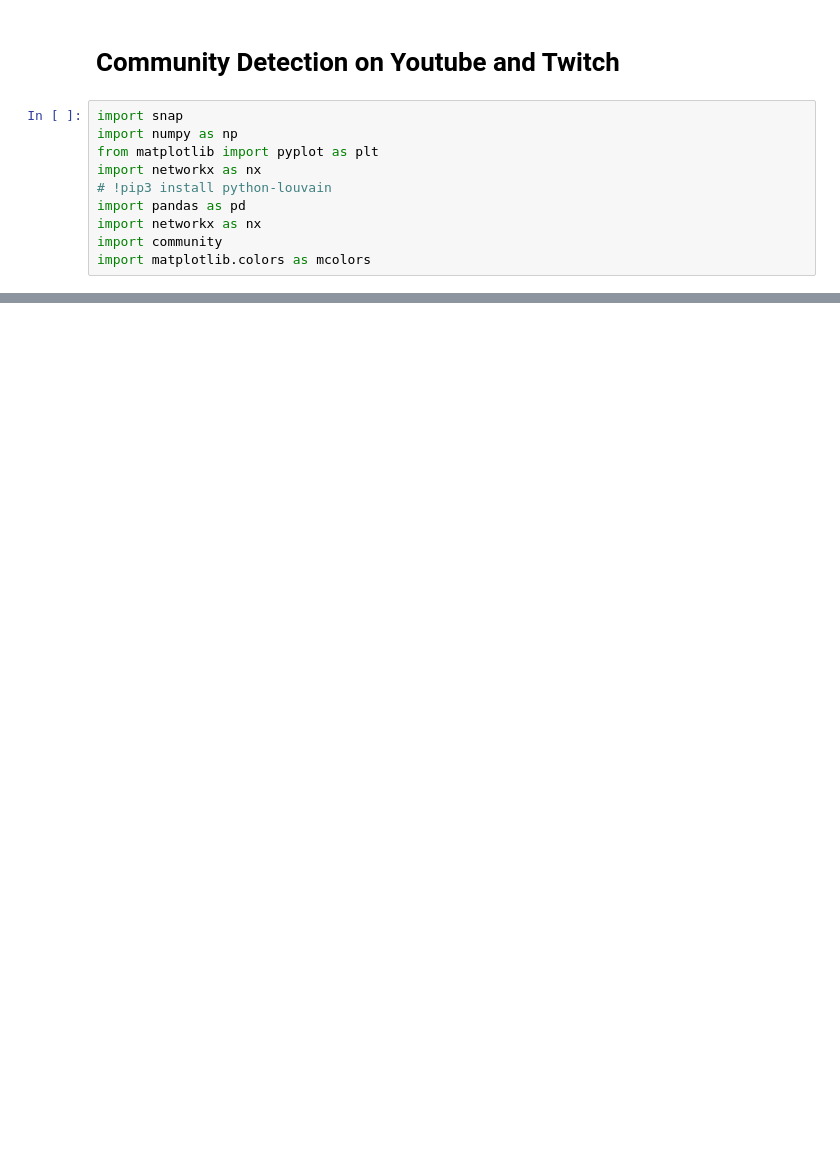
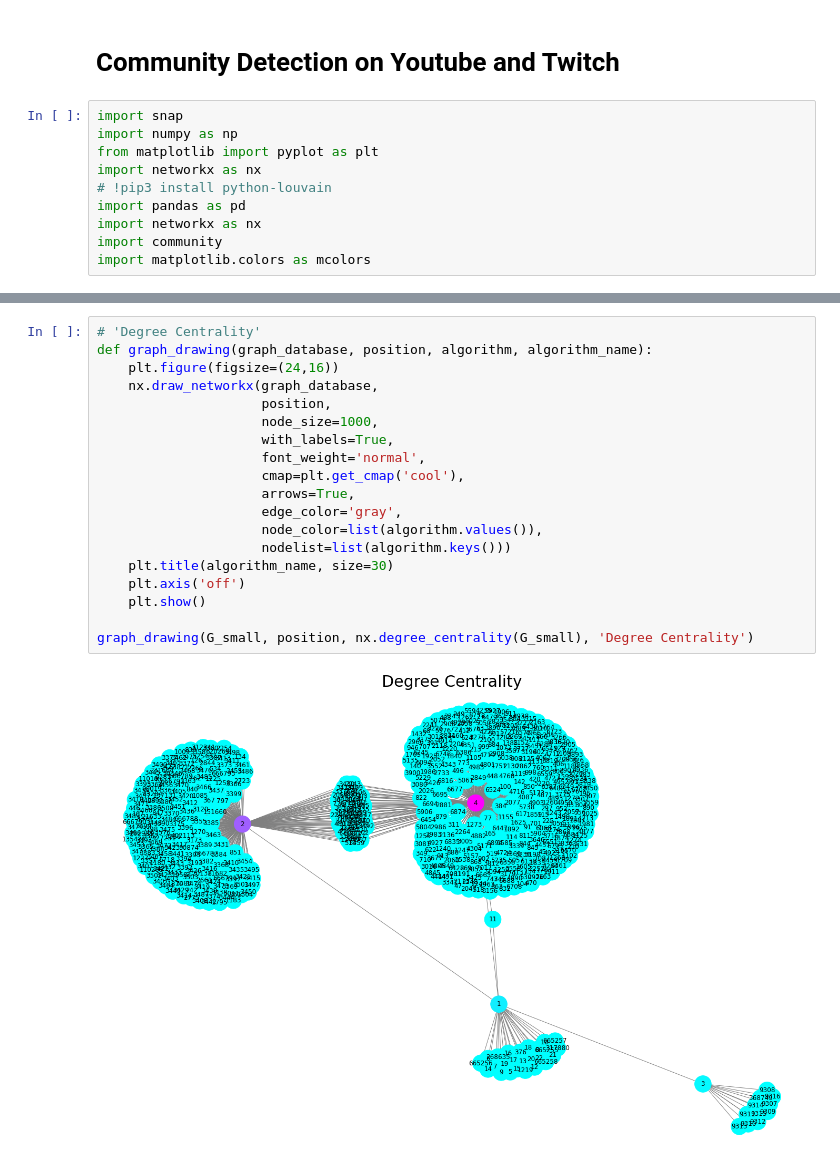
Before and after one commit to chakeera/Community-Detection-Twitch-Youtube, a Jupyter notebook: YoutubeTwitchCommunityDetection.ipynb, the cells around one changed output, grey strips where cells are left out. Saved outputs shown, nothing was run; the diff lists cells and outputs as text; blank space fills up the shorter version.

```diff
--- a/YoutubeTwitchCommunityDetection.ipynb
+++ b/YoutubeTwitchCommunityDetection.ipynb
@@ -37,0 +59,21 @@ Average degree:   5.2533
+# %%
+# 'Degree Centrality'
+def graph_drawing(graph_database, position, algorithm, algorithm_name):
+    plt.figure(figsize=(24,16))
+    nx.draw_networkx(graph_database,
+                     position,
+                     node_size=1000,
+                     with_labels=True,
+                     font_weight='normal',
+                     cmap=plt.get_cmap('cool'),
+                     arrows=True,
+                     edge_color='gray',
+                     node_color=list(algorithm.values()),
+                     nodelist=list(algorithm.keys()))
+    plt.title(algorithm_name, size=30)
+    plt.axis('off')
+    plt.show()
+
+graph_drawing(G_small, position, nx.degree_centrality(G_small), 'Degree Centrality')
+# %% [output]
+[figure, added]
```
Also changed, not shown: parts of 9 cells of this notebook.
